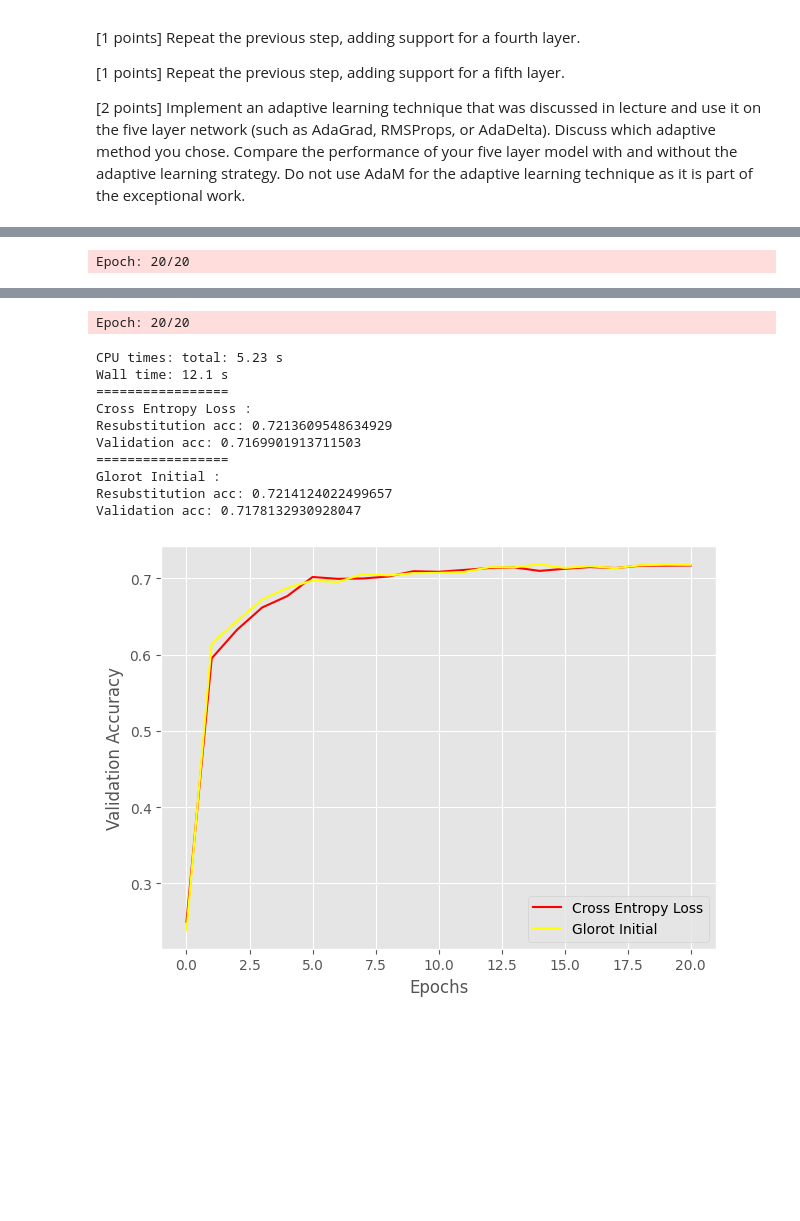
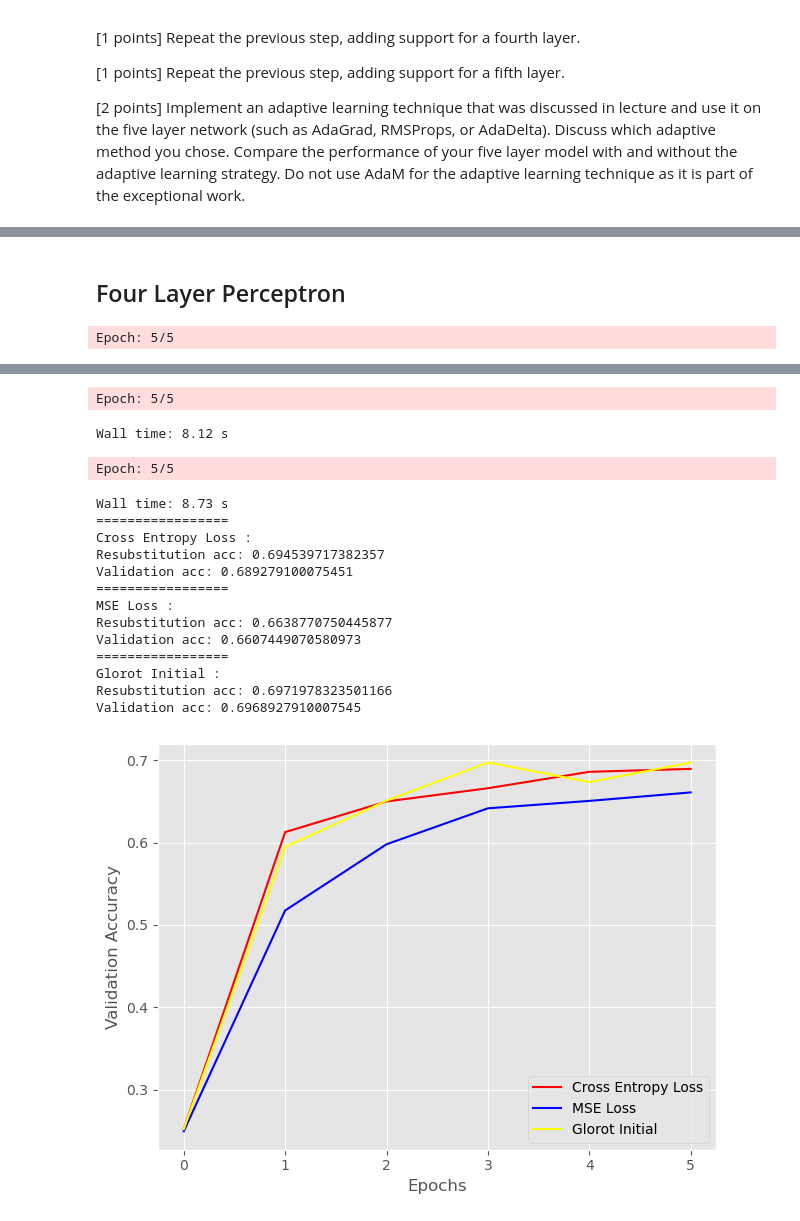
Before and after one commit to bennyandthejetss/ML_lab4, a Jupyter notebook: Lab4.ipynb, the cells around one changed output, grey strips where cells are left out. Drawn from its saved outputs; the diff is of its cells as text; code cells hidden in the pictures; blank space fills up the shorter version.

```diff
--- a/Lab4.ipynb
+++ b/Lab4.ipynb
@@ -32,17 +32,17 @@ import matplotlib.pyplot as plt
 from scipy.special import expit
 import sys
 
-df = pd.read_csv(r"C:\Users\nicho\ML_Lab4/ML_lab4/acs2017_census_tract_data.csv") # read in the csv file
+df = pd.read_csv(current_directory + "\\acs2017_census_tract_data.csv") # read in the csv file
 
 df.info()
 df.describe()
-
 
 df.dropna(subset='ChildPoverty',inplace=True)
 for col in df:
     if df[col].count() < df.shape[0]:
         del df[col]
 
+del df['TractId']
 df.info()
 # %% [output]
 <class 'pandas.core.frame.DataFrame'>
@@ -65,8 +65,12 @@ memory usage: 9.5+ MB
 # %%
-df['State'].replace(['Alabama', 'Alaska', 'Arizona', 'Arkansas', 'California', 'Colorado', 'Connecticut', 'Delaware', 'District of Columbia', 'Florida', 'Georgia', 'Hawaii', 'Idaho', 'Illinois', 'Indiana', 'Iowa', 'Kansas', 'Kentucky', 'Louisiana', 'Maine', 'Maryland', 'Massachusetts', 'Michigan', 'Minnesota', 'Mississippi', 'Missouri', 'Montana', 'Nebraska', 'Nevada', 'New Hampshire', 'New Jersey', 'New Mexico', 'New York', 'North Carolina', 'North Dakota', 'Ohio', 'Oklahoma', 'Oregon', 'Pennsylvania', 'Rhode Island', 'South Carolina', 'South Dakota', 'Tennessee', 'Texas', 'Utah', 'Vermont', 'Virginia', 'Washington', 'West Virginia', 'Wisconsin', 'Wyoming', 'Puerto Rico'],
-                        [0, 1, 2, 3, 4, 5, 6, 7, 8, 9, 10, 11, 12, 13, 14, 15, 16, 17, 18, 19, 20, 21, 22, 23, 24, 25, 26, 27, 28, 29, 30, 31, 32, 33, 34, 35, 36, 37, 38, 39, 40, 41, 42, 43, 44, 45, 46, 47, 48, 49, 50, 51], inplace=True)
-del df['County']
-del df['TractId']
+county = pd.unique(df['County'])
+county_num = np.linspace(0,county.shape[0]-1,num=county.shape[0],dtype=np.int32)
+df['County'].replace(county,county_num,inplace=True)
+
+state = pd.unique(df['State'])
+state_num = np.linspace(0,state.shape[0]-1,num=state.shape[0],dtype=np.int32)
+df['State'].replace(state,state_num,inplace=True)
+
 df['ChildPoverty'].quantile([.25, .5, .75])
 # %% [output]
 0.25     6.2
@@ -439,5 +444,5 @@ Validation acc: 0.24843953631936347
 # %%
-norm_features = ['State', 'TotalPop', 'Men', 'Women', 'Hispanic', 'White', 'Black', 'Native', 'Asian', 'Pacific', 'VotingAgeCitizen', 'Poverty', 'Employed']
+norm_features = ['State', 'County','TotalPop', 'Men', 'Women', 'Hispanic', 'White', 'Black', 'Native', 'Asian', 'Pacific', 'VotingAgeCitizen', 'Poverty', 'Employed']
 df[norm_features] = (df[norm_features]-df[norm_features].mean()) / df[norm_features].std()
 X = df.to_numpy() # use everything else to predict!
 #df = pd.concat((df,tmpdf),axis=1)
@@ -484,10 +488,9 @@ Validation acc: 0.6311818368886755
 # %%
-df['State'].replace([0, 1, 2, 3, 4, 5, 6, 7, 8, 9, 10, 11, 12, 13, 14, 15, 16, 17, 18, 19, 20, 21, 22, 23, 24, 25, 26, 27, 28, 29, 30, 31, 32, 33, 34, 35, 36, 37, 38, 39, 40, 41, 42, 43, 44, 45, 46, 47, 48, 49, 50, 51],
-                    ['Alabama', 'Alaska', 'Arizona', 'Arkansas', 'California', 'Colorado', 'Connecticut', 'Delaware', 'District of Columbia', 'Florida', 'Georgia', 'Hawaii', 'Idaho', 'Illinois', 'Indiana', 'Iowa', 'Kansas', 'Kentucky', 'Louisiana', 'Maine', 'Maryland', 'Massachusetts', 'Michigan', 'Minnesota', 'Mississippi', 'Missouri', 'Montana', 'Nebraska', 'Nevada', 'New Hampshire', 'New Jersey', 'New Mexico', 'New York', 'North Carolina', 'North Dakota', 'Ohio', 'Oklahoma', 'Oregon', 'Pennsylvania', 'Rhode Island', 'South Carolina', 'South Dakota', 'Tennessee', 'Texas', 'Utah', 'Vermont', 'Virginia', 'Washington', 'West Virginia', 'Wisconsin', 'Wyoming', 'Puerto Rico'],inplace=True)
-categ_features = ['State'];
+categ_features = ['State','County'];
 one_hot_df = pd.concat([pd.get_dummies(df[col],prefix=col) for col in categ_features], axis=1)
 df = pd.concat((df,one_hot_df),axis=1)
 del df['State']
+del df['County']
 X = df.to_numpy()
 X_train, X_test, y_train, y_test = train_test_split(X, y,
                                                     test_size=0.2,
@@ -1076,3 +872,5 @@ Epoch: 6/20
+# %% [markdown]
+## Four Layer Perceptron
 # %%
 class FourLayerPerceptronBase(object):
     def __init__(self, n_hidden=30,
@@ -1332,19 +1131,20 @@ class FourLayerPerceptronBetterInitial(FourLayerPerceptronMiniBatchCrossEntropy)
 
         return W1, W2, W3, W4
 # %%
+#CHANGE BACK TO 20 EPOCHS!
 vals = { 'n_hidden':30,
-         'C':0.1, 'epochs':20, 'eta':0.001,
+         'C':0.1, 'epochs':5, 'eta':0.001,
          'alpha':0.001, 'decrease_const':1e-5, 'minibatches':50,
          'shuffle':True,'random_state':1}
 
-#nn_quad = ThreeLayerPerceptronMiniBatch(**vals)
-nn_cross = TLPMiniBatchCrossEntropy(**vals)
-nn_better = TLPBetterInitial(**vals)
+nn_quad = FourLayerPerceptronMiniBatch(**vals)
+nn_cross = FourLayerPerceptronMiniBatchCrossEntropy(**vals)
+nn_better = FourLayerPerceptronBetterInitial(**vals)
 %time nn_cross.fit(X_train, y_train, print_progress=1, XY_test=(X_test, y_test))
-#%time nn_quad.fit(X_train, y_train, print_progress=1, XY_test=(X_test, y_test))
+%time nn_quad.fit(X_train, y_train, print_progress=1, XY_test=(X_test, y_test))
 %time nn_better.fit(X_train, y_train, print_progress=1, XY_test=(X_test, y_test))
 print_result(nn_cross,X_train,y_train,X_test,y_test,title="Cross Entropy Loss",color="red")
-#print_result(nn_quad,X_train,y_train,X_test,y_test,title="MSE Loss",color="blue")
+print_result(nn_quad,X_train,y_train,X_test,y_test,title="MSE Loss",color="blue")
 print_result(nn_better,X_train,y_train,X_test,y_test,title="Glorot Initial",color="yellow")
 # %% [output]
-Epoch: 20/20
+Epoch: 5/5
@@ -1353,12 +1152,17 @@ Wall time: 12.1 s
-Epoch: 20/20
+Epoch: 5/5
-CPU times: total: 5.23 s
-Wall time: 12.1 s
-=================
-Cross Entropy Loss :
-Resubstitution acc: 0.7213609548634929
-Validation acc: 0.7169901913711503
-=================
-Glorot Initial :
-Resubstitution acc: 0.7214124022499657
-Validation acc: 0.7178132930928047
+Wall time: 8.12 s
+Epoch: 5/5
+Wall time: 8.73 s
+=================
+Cross Entropy Loss :
+Resubstitution acc: 0.694539717382357
+Validation acc: 0.689279100075451
+=================
+MSE Loss :
+Resubstitution acc: 0.6638770750445877
+Validation acc: 0.6607449070580973
+=================
+Glorot Initial :
+Resubstitution acc: 0.6971978323501166
+Validation acc: 0.6968927910007545
-[figure, old version]
+[figure, new version]
```
Also changed, not shown: parts of 27 cells of this notebook.
